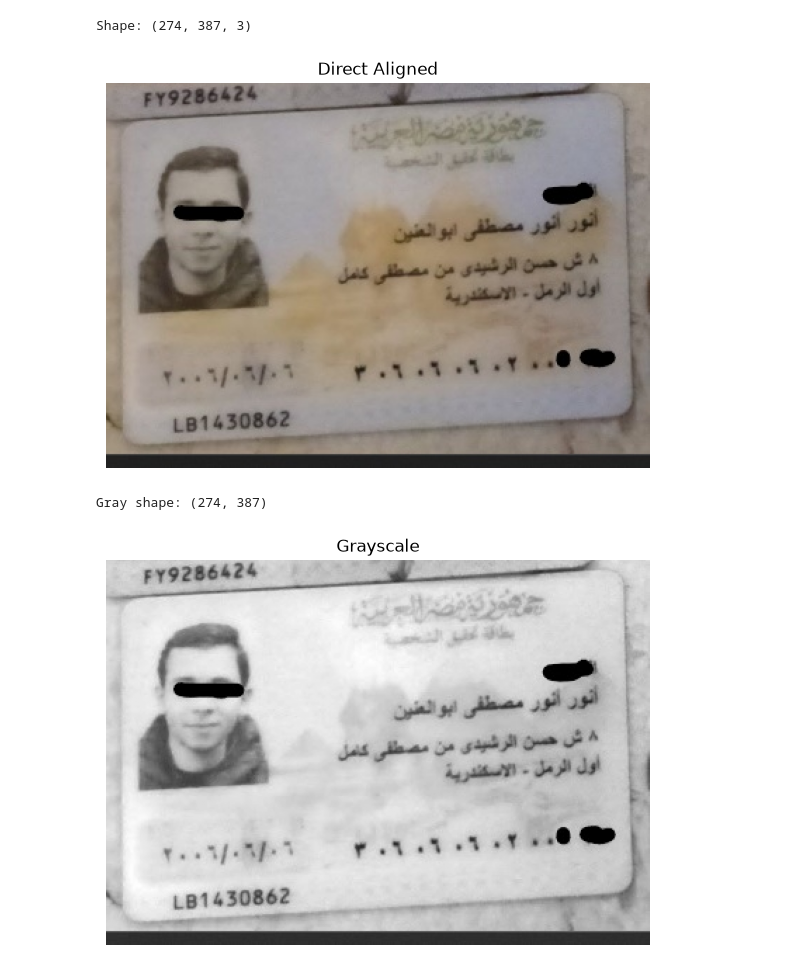
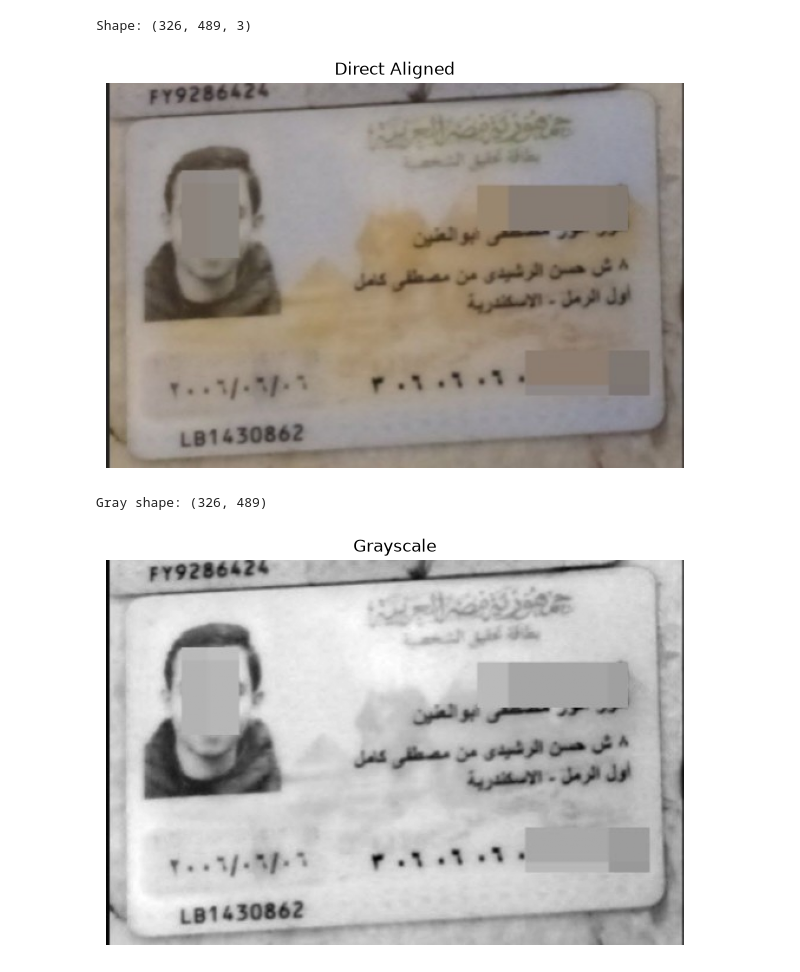
Before and after one commit to midonashaat19/ID-IMAGE_PREPROCESS, a Jupyter notebook: HOW_TO_ROTATE.ipynb, the cells around one changed output. Cells and saved outputs as stored; diff of their text form; code cells hidden in the pictures.

```diff
--- a/HOW_TO_ROTATE.ipynb
+++ b/HOW_TO_ROTATE.ipynb
@@ -10,22 +10,22 @@ import matplotlib.pyplot as plt
 import numpy as np
 # %%
 direct_aligned = cv2.imread(
-    r"c:\Users\HP\Desktop\ids2026\InkedScreenshot 2026-08-16 144825_LI.jpg"
+    r"c:\Users\HP\Desktop\WhatsApp Image 2026-08-24 at 1.49.30 PM.jpeg"
 )
 print("Shape:", direct_aligned.shape)
 plt.figure(figsize=(8, 5))
 plt.imshow(
     cv2.cvtColor(
         direct_aligned,
         cv2.COLOR_BGR2RGB
     )
 )
 plt.title("Direct Aligned")
 plt.axis("off")
 plt.show()
 # %% [output]
-Shape: (274, 387, 3)
+Shape: (326, 489, 3)
-[figure, old version]
+[figure, new version]
 # %%
 gray = cv2.cvtColor(
     direct_aligned,
@@ -47,8 +47,8 @@ plt.axis("off")
 
 plt.show()
 # %% [output]
-Gray shape: (274, 387)
+Gray shape: (326, 489)
-[figure, old version]
+[figure, new version]
 # %%
 edges = cv2.Canny(
     gray,
```
Also changed, not shown: parts of 20 cells of this notebook, 5 other files.
